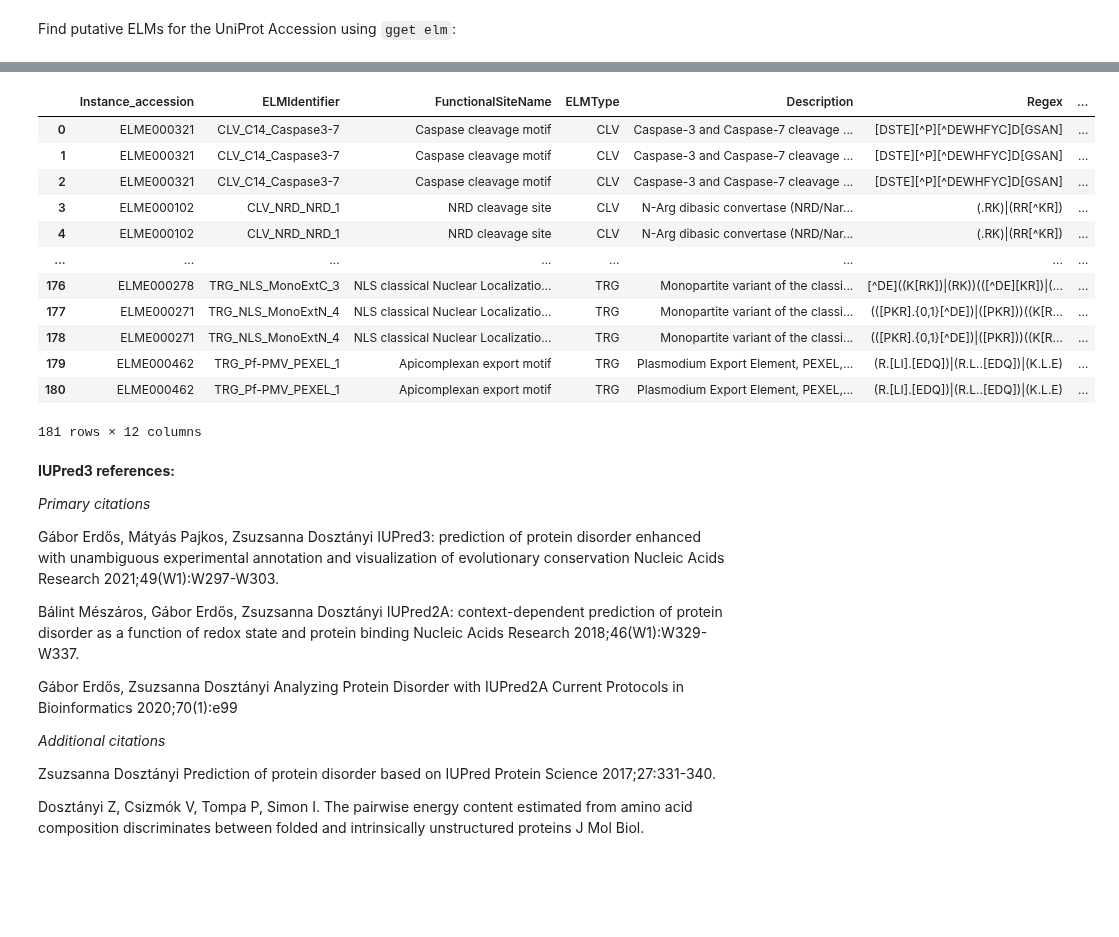
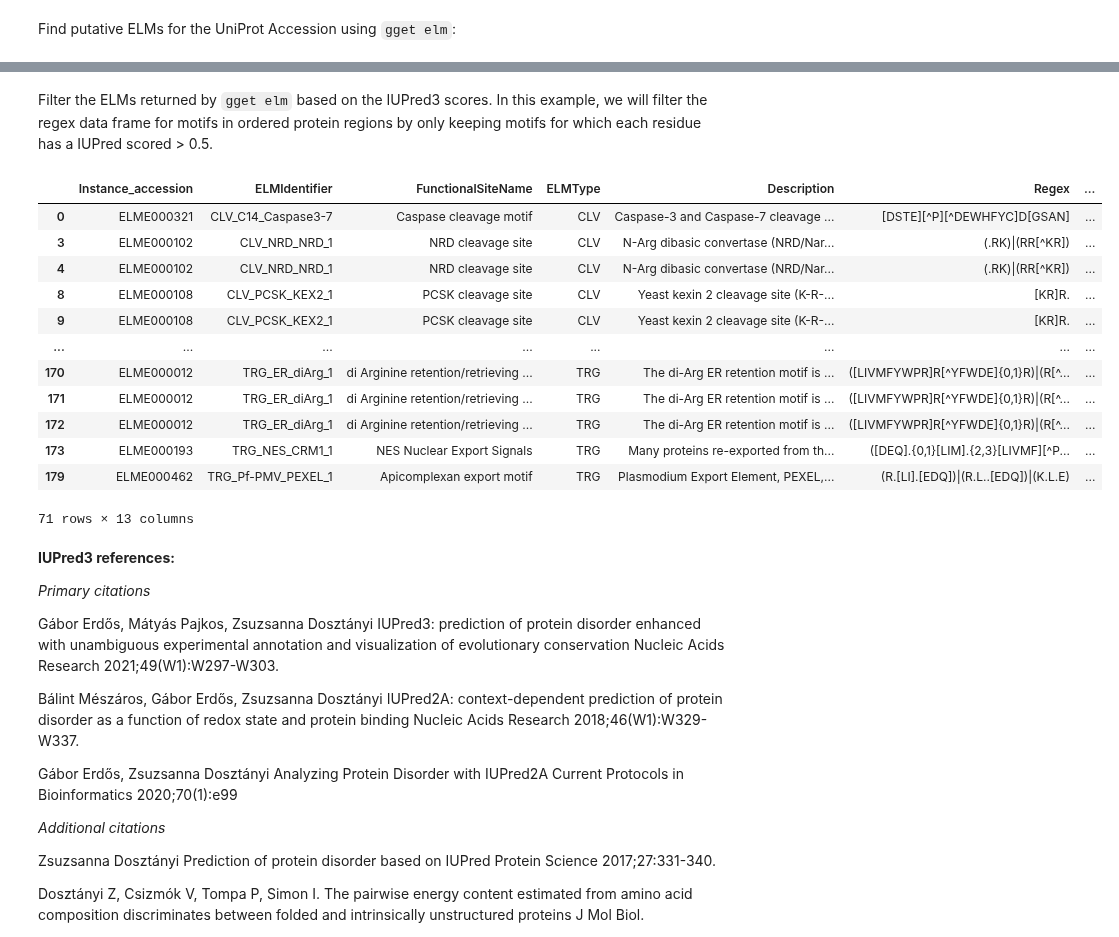
Before and after one commit to pachterlab/gget_examples, a Jupyter notebook: gget_elm_IUPred3_tutorial.ipynb, the cells around one changed output, grey strips where cells are left out. Saved outputs shown, nothing was run; the diff lists cells and outputs as text; code cells hidden in the pictures; blank space fills up the shorter version.

```diff
--- a/gget_elm_IUPred3_tutorial.ipynb
+++ b/gget_elm_IUPred3_tutorial.ipynb
@@ -84,16 +82,2 @@ Filter the ELMs returned by `gget elm` based on the IUPred3 scores:
-# %%
-regex
-# %% [output]
-|  | Instance_accession | ELMIdentifier | FunctionalSiteName | ELMType | Description | Regex | ... |
-| 0 | ELME000321 | CLV_C14_Caspase3-7 | Caspase cleavage motif | CLV | Caspase-3 and Caspase-7 cleavage ... | [DSTE][^P][^DEWHFYC]D[GSAN] | ... |
-| 1 | ELME000321 | CLV_C14_Caspase3-7 | Caspase cleavage motif | CLV | Caspase-3 and Caspase-7 cleavage ... | [DSTE][^P][^DEWHFYC]D[GSAN] | ... |
-| 2 | ELME000321 | CLV_C14_Caspase3-7 | Caspase cleavage motif | CLV | Caspase-3 and Caspase-7 cleavage ... | [DSTE][^P][^DEWHFYC]D[GSAN] | ... |
-| 3 | ELME000102 | CLV_NRD_NRD_1 | NRD cleavage site | CLV | N-Arg dibasic convertase (NRD/Nar... | (.RK)|(RR[^KR]) | ... |
-| 4 | ELME000102 | CLV_NRD_NRD_1 | NRD cleavage site | CLV | N-Arg dibasic convertase (NRD/Nar... | (.RK)|(RR[^KR]) | ... |
-| ... | ... | ... | ... | ... | ... | ... | ... |
-| 176 | ELME000278 | TRG_NLS_MonoExtC_3 | NLS classical Nuclear Localizatio... | TRG | Monopartite variant of the classi... | [^DE]((K[RK])|(RK))(([^DE][KR])|(... | ... |
-| 177 | ELME000271 | TRG_NLS_MonoExtN_4 | NLS classical Nuclear Localizatio... | TRG | Monopartite variant of the classi... | (([PKR].{0,1}[^DE])|([PKR]))((K[R... | ... |
-| 178 | ELME000271 | TRG_NLS_MonoExtN_4 | NLS classical Nuclear Localizatio... | TRG | Monopartite variant of the classi... | (([PKR].{0,1}[^DE])|([PKR]))((K[R... | ... |
-| 179 | ELME000462 | TRG_Pf-PMV_PEXEL_1 | Apicomplexan export motif | TRG | Plasmodium Export Element, PEXEL,... | (R.[LI].[EDQ])|(R.L..[EDQ])|(K.L.E) | ... |
-| 180 | ELME000462 | TRG_Pf-PMV_PEXEL_1 | Apicomplexan export motif | TRG | Plasmodium Export Element, PEXEL,... | (R.[LI].[EDQ])|(R.L..[EDQ])|(K.L.E) | ... |
-181 rows × 12 columns
+# %% [markdown]
+Filter the ELMs returned by `gget elm` based on the IUPred3 scores. In this example, we will filter the regex data frame for motifs in ordered protein regions by only keeping motifs for which each residue has a IUPred scored > 0.5.
@@ -100,3 +90,62 @@ regex
+# %%
+def is_subset(arr1, arr2):
+  """
+  Function to check if an array (arr2) is a subset of anoter array (arr1).
+
+  Rerturns True is arr2 is a subset of arr1.
+  """
+  m = len(arr1)
+  n = len(arr2)
+  s = set()
+  for i in range(m):
+      s.add(arr1[i])
+
+  p = len(s)
+  for i in range(n):
+      s.add(arr2[i])
+
+  if (len(s) == p):
+    return True
+  else:
+    return False
+# %%
+# Categorize each motif based on the IUPred scores of its residues
+
+iupred = []
+for index, row in regex.iterrows():
+  # Get the start and end amino acid positions of the motif
+  start = row['motif_start_in_query']
+  end = row['motif_end_in_query']
+
+  # Check if all positions covered by the motif are within ordered or disordered IUPred scores thresholds
+  if is_subset(ordered, list(range(start, end+1))):
+    iupred.append("ordered")
+
+  elif is_subset(disordered, list(range(start, end+1))):
+    iupred.append("disordered")
+
+  else:
+    iupred.append("inbetween")
+
+# Add IUPred categorization to the regex dataframe
+regex["IUPred"] = iupred
+# %%
+# Only keey motifs that fall into ordered protein regions
+regex[regex["IUPred"] == "ordered"]
+# %% [output]
+|  | Instance_accession | ELMIdentifier | FunctionalSiteName | ELMType | Description | Regex | ... |
+| 0 | ELME000321 | CLV_C14_Caspase3-7 | Caspase cleavage motif | CLV | Caspase-3 and Caspase-7 cleavage ... | [DSTE][^P][^DEWHFYC]D[GSAN] | ... |
+| 3 | ELME000102 | CLV_NRD_NRD_1 | NRD cleavage site | CLV | N-Arg dibasic convertase (NRD/Nar... | (.RK)|(RR[^KR]) | ... |
+| 4 | ELME000102 | CLV_NRD_NRD_1 | NRD cleavage site | CLV | N-Arg dibasic convertase (NRD/Nar... | (.RK)|(RR[^KR]) | ... |
+| 8 | ELME000108 | CLV_PCSK_KEX2_1 | PCSK cleavage site | CLV | Yeast kexin 2 cleavage site (K-R-... | [KR]R. | ... |
+| 9 | ELME000108 | CLV_PCSK_KEX2_1 | PCSK cleavage site | CLV | Yeast kexin 2 cleavage site (K-R-... | [KR]R. | ... |
+| ... | ... | ... | ... | ... | ... | ... | ... |
+| 170 | ELME000012 | TRG_ER_diArg_1 | di Arginine retention/retrieving ... | TRG | The di-Arg ER retention motif is ... | ([LIVMFYWPR]R[^YFWDE]{0,1}R)|(R[^... | ... |
+| 171 | ELME000012 | TRG_ER_diArg_1 | di Arginine retention/retrieving ... | TRG | The di-Arg ER retention motif is ... | ([LIVMFYWPR]R[^YFWDE]{0,1}R)|(R[^... | ... |
+| 172 | ELME000012 | TRG_ER_diArg_1 | di Arginine retention/retrieving ... | TRG | The di-Arg ER retention motif is ... | ([LIVMFYWPR]R[^YFWDE]{0,1}R)|(R[^... | ... |
+| 173 | ELME000193 | TRG_NES_CRM1_1 | NES Nuclear Export Signals | TRG | Many proteins re-exported from th... | ([DEQ].{0,1}[LIM].{2,3}[LIVMF][^P... | ... |
+| 179 | ELME000462 | TRG_Pf-PMV_PEXEL_1 | Apicomplexan export motif | TRG | Plasmodium Export Element, PEXEL,... | (R.[LI].[EDQ])|(R.L..[EDQ])|(K.L.E) | ... |
+71 rows × 13 columns
 # %% [markdown]
 **IUPred3 references:**
 
```
Also changed, not shown: parts of 5 cells of this notebook.
